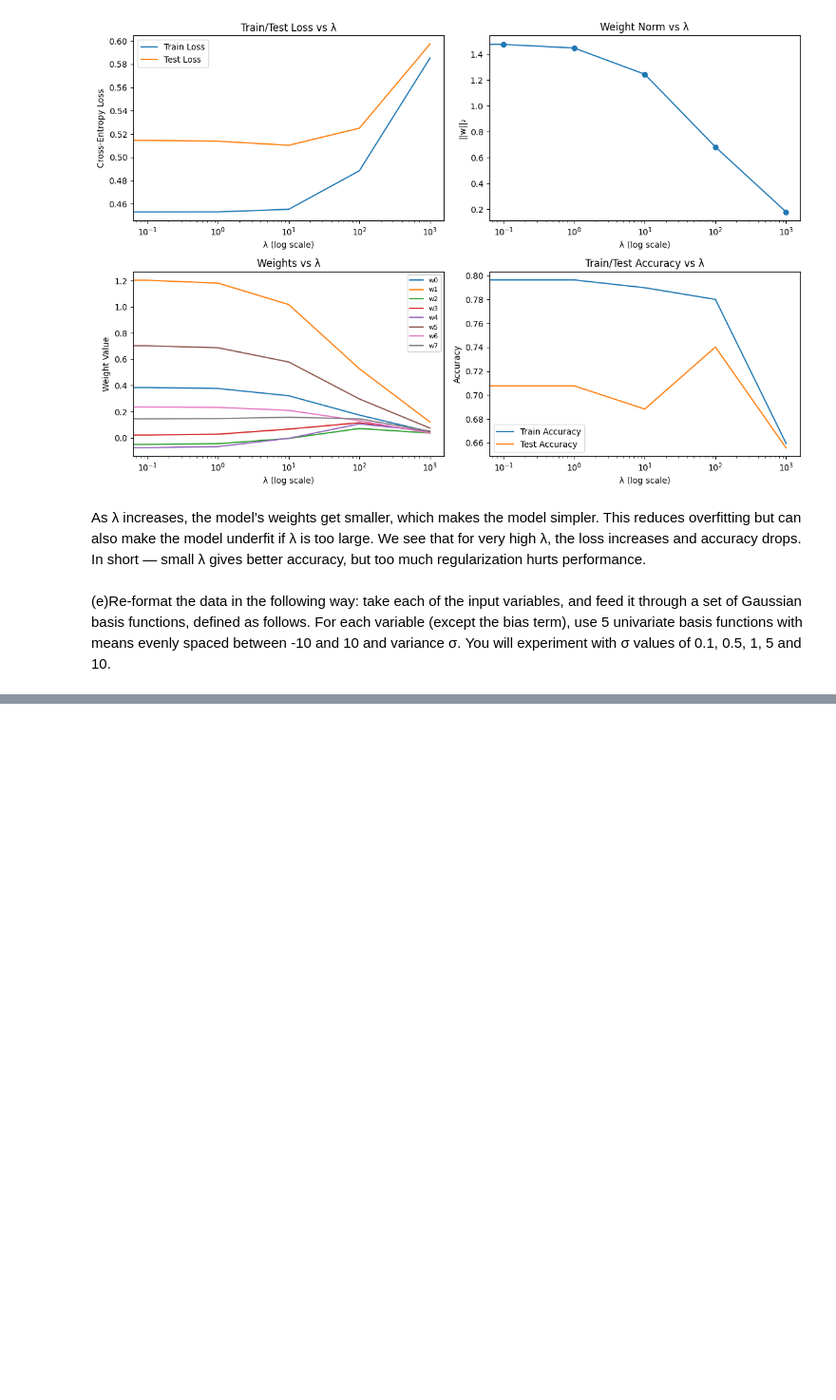
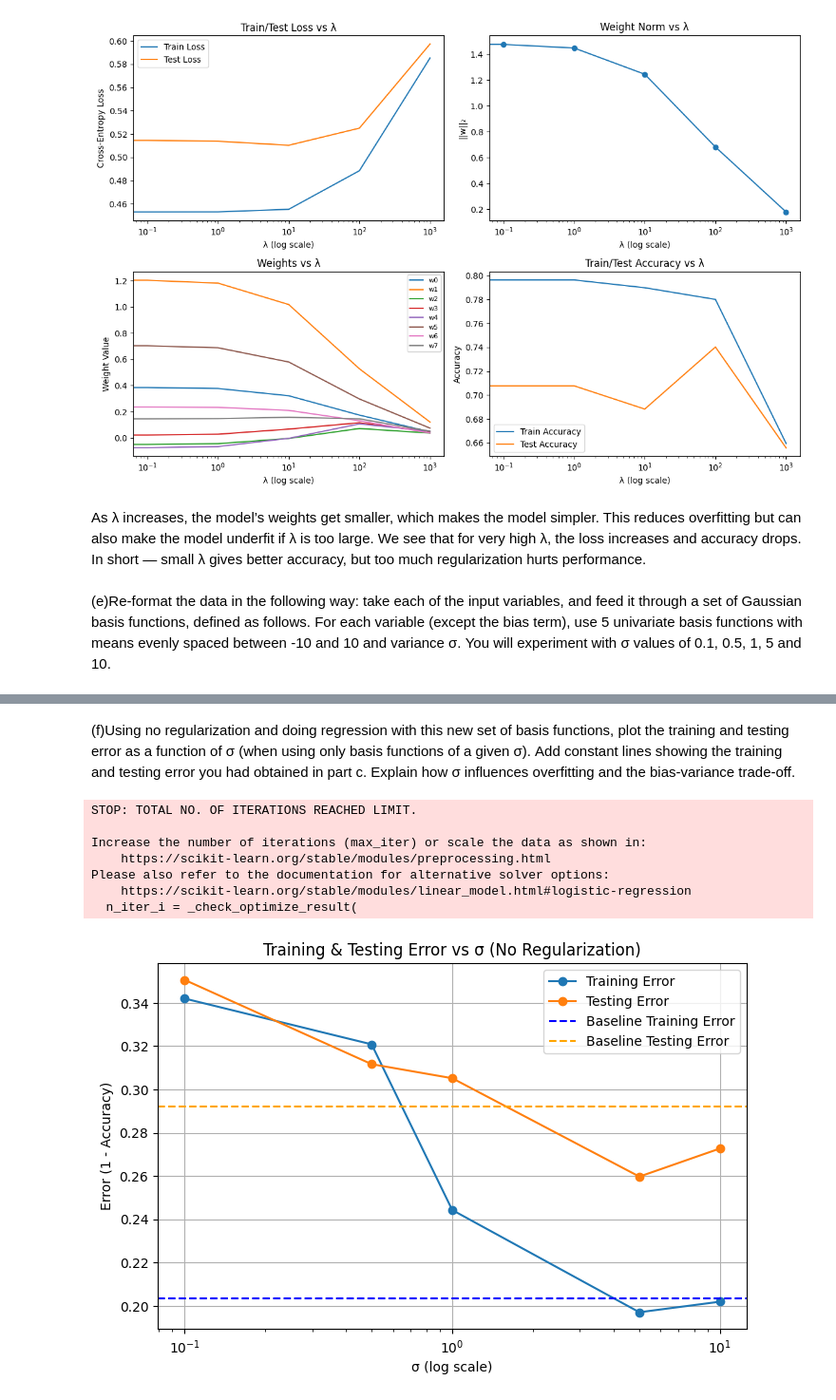
Before and after one commit to AKBER-HUSSAIN/ML_Assignment, a Jupyter notebook: ML_Assignment_1.ipynb, the cells around one changed output, grey strips where cells are left out. Shown at 95% size. Saved outputs shown, nothing was run; the diff lists cells and outputs as text; code cells hidden in the pictures; blank space fills up the shorter version.

```diff
--- a/ML_Assignment_1.ipynb
+++ b/ML_Assignment_1.ipynb
@@ -174,7 +174,6 @@ def gaussian_basis(X, num_bases=5, sigma=1.0, feature_range=(-10, 10)):
 
 sigma_values = [0.1, 0.5, 1, 5, 10]
 
-
 X_train_gaussian = {}
 X_test_gaussian = {}
 
@@ -182,8 +181,8 @@ print("Original X_train shape:", X_train.shape)
 print("-" * 60)
 
 for sigma in sigma_values:
-    X_train_gauss = gaussian_basis(X_train.values, num_bases=5, sigma=sigma)
-    X_test_gauss  = gaussian_basis(X_test.values, num_bases=5, sigma=sigma)
+    X_train_gauss = gaussian_basis(X_train, num_bases=5, sigma=sigma)
+    X_test_gauss  = gaussian_basis(X_test, num_bases=5, sigma=sigma)
 
     X_train_gaussian[sigma] = X_train_gauss
     X_test_gaussian[sigma]  = X_test_gauss
@@ -198,0 +212,57 @@ AttributeError: 'numpy.ndarray' object has no attribute 'values'
+# %% [markdown]
+(f)Using no regularization and doing regression with this new set of basis functions, plot the
+training and testing error as a function of σ (when using only basis functions of a given σ). Add
+constant lines showing the training and testing error you had obtained in part c. Explain how σ
+influences overfitting and the bias-variance trade-off.
+# %%
+import matplotlib.pyplot as plt
+from sklearn.linear_model import LogisticRegression
+from sklearn.metrics import accuracy_score
+
+baseline_model = LogisticRegression(penalty=None, max_iter=500, solver='lbfgs')
+baseline_model.fit(X_train, y_train)
+baseline_train_acc = accuracy_score(y_train, baseline_model.predict(X_train))
+baseline_test_acc  = accuracy_score(y_test,  baseline_model.predict(X_test))
+
+baseline_train_error = 1 - baseline_train_acc
+baseline_test_error  = 1 - baseline_test_acc
+
+train_errors = []
+test_errors = []
+
+for sigma in sigma_values:
+    X_train_gauss = X_train_gaussian[sigma]
+    X_test_gauss  = X_test_gaussian[sigma]
+
+    model = LogisticRegression(penalty=None, max_iter=500, solver='lbfgs')
+    model.fit(X_train_gauss, y_train)
+
+    y_train_pred = model.predict(X_train_gauss)
+    y_test_pred  = model.predict(X_test_gauss)
+
+    train_errors.append(1 - accuracy_score(y_train, y_train_pred))
+    test_errors.append(1 - accuracy_score(y_test,  y_test_pred))
+
+plt.figure(figsize=(8, 5))
+plt.plot(sigma_values, train_errors, marker='o', label='Training Error')
+plt.plot(sigma_values, test_errors, marker='o', label='Testing Error')
+
+plt.axhline(baseline_train_error, color='blue', linestyle='--', label='Baseline Training Error')
+plt.axhline(baseline_test_error,  color='orange', linestyle='--', label='Baseline Testing Error')
+
+plt.xscale('log')
+plt.xlabel("σ (log scale)")
+plt.ylabel("Error (1 - Accuracy)")
+plt.title("Training & Testing Error vs σ (No Regularization)")
+plt.legend()
+plt.grid()
+plt.show()
+# %% [output]
+STOP: TOTAL NO. OF ITERATIONS REACHED LIMIT.
+
+Increase the number of iterations (max_iter) or scale the data as shown in:
+    https://scikit-learn.org/stable/modules/preprocessing.html
+Please also refer to the documentation for alternative solver options:
+    https://scikit-learn.org/stable/modules/linear_model.html#logistic-regression
+  n_iter_i = _check_optimize_result(
+[figure, added]
```
Also changed, not shown: parts of 5 cells of this notebook.
